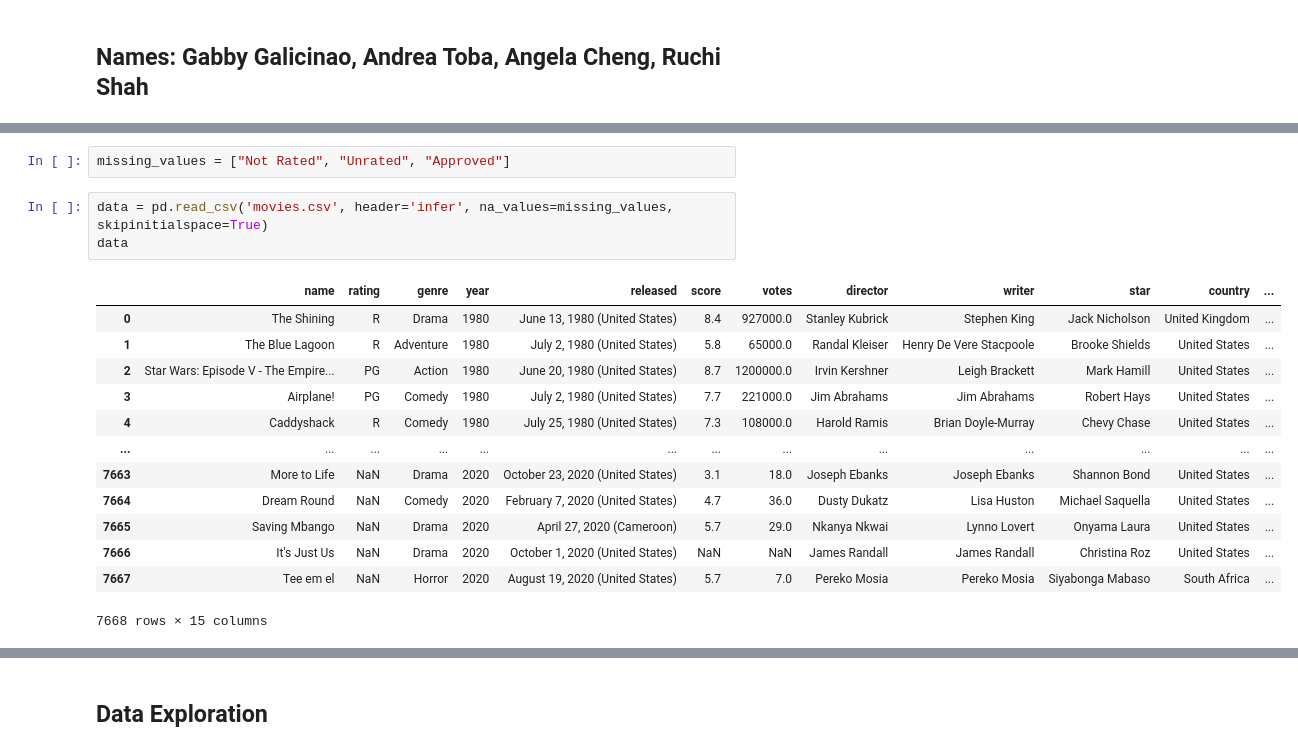
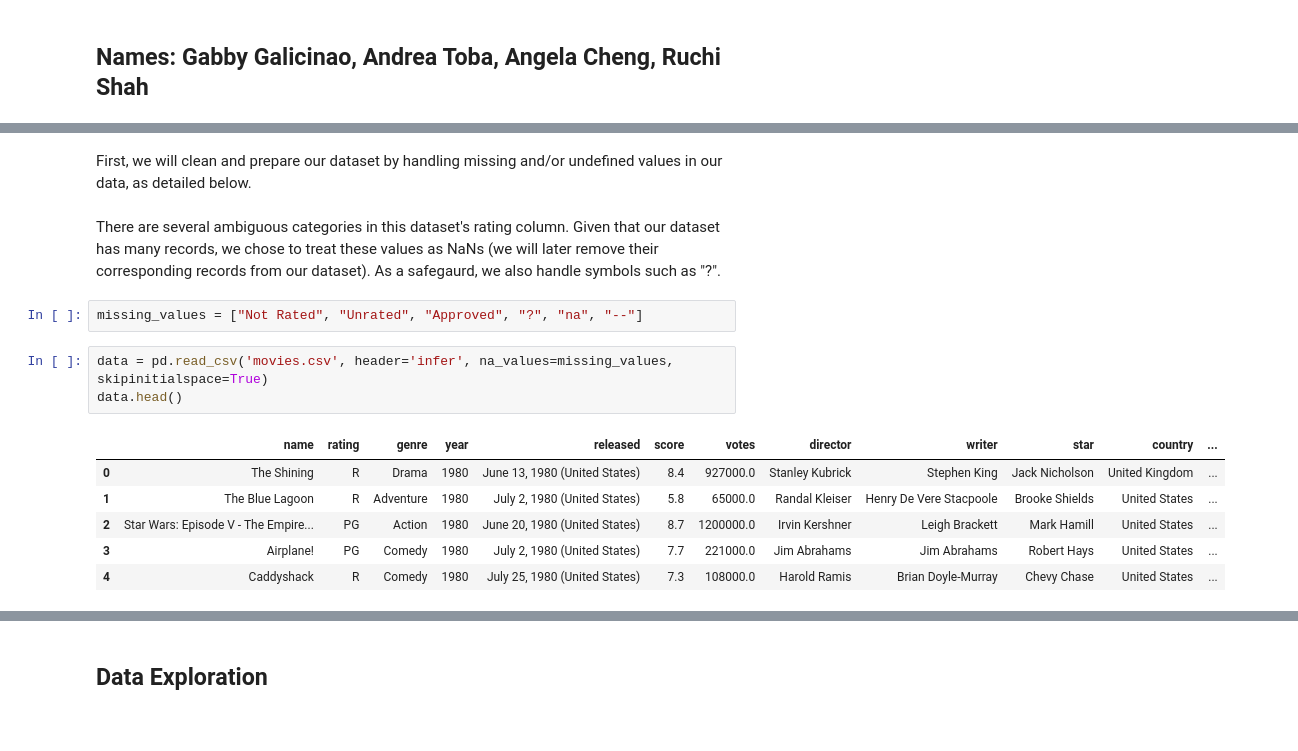
Before and after one commit to ggalicin/cs363m_project, a Jupyter notebook: CS_363M_PROJECT.ipynb, the cells around one changed output, grey strips where cells are left out. Drawn from its saved outputs; the diff is of its cells as text; blank space fills up the shorter version.

```diff
--- a/CS_363M_PROJECT.ipynb
+++ b/CS_363M_PROJECT.ipynb
@@ -40,21 +41,18 @@ import sklearn
+# %% [markdown]
+First, we will clean and prepare our dataset by handling missing and/or undefined values in our data, as detailed below.
+# %% [markdown]
+There are several ambiguous categories in this dataset's rating column. Given that our dataset has many records, we chose to treat these values as NaNs (we will later remove their corresponding records from our dataset). As a safegaurd, we also handle symbols such as "?".
 # %%
-missing_values = ["Not Rated", "Unrated", "Approved"]
+missing_values = ["Not Rated", "Unrated", "Approved", "?", "na", "--"]
 # %%
 data = pd.read_csv('movies.csv', header='infer', na_values=missing_values, skipinitialspace=True)
-data
+data.head()
 # %% [output]
 |  | name | rating | genre | year | released | score | votes | director | writer | star | country | ... |
 | 0 | The Shining | R | Drama | 1980 | June 13, 1980 (United States) | 8.4 | 927000.0 | Stanley Kubrick | Stephen King | Jack Nicholson | United Kingdom | ... |
 | 1 | The Blue Lagoon | R | Adventure | 1980 | July 2, 1980 (United States) | 5.8 | 65000.0 | Randal Kleiser | Henry De Vere Stacpoole | Brooke Shields | United States | ... |
 | 2 | Star Wars: Episode V - The Empire... | PG | Action | 1980 | June 20, 1980 (United States) | 8.7 | 1200000.0 | Irvin Kershner | Leigh Brackett | Mark Hamill | United States | ... |
 | 3 | Airplane! | PG | Comedy | 1980 | July 2, 1980 (United States) | 7.7 | 221000.0 | Jim Abrahams | Jim Abrahams | Robert Hays | United States | ... |
 | 4 | Caddyshack | R | Comedy | 1980 | July 25, 1980 (United States) | 7.3 | 108000.0 | Harold Ramis | Brian Doyle-Murray | Chevy Chase | United States | ... |
-| ... | ... | ... | ... | ... | ... | ... | ... | ... | ... | ... | ... | ... |
-| 7663 | More to Life | NaN | Drama | 2020 | October 23, 2020 (United States) | 3.1 | 18.0 | Joseph Ebanks | Joseph Ebanks | Shannon Bond | United States | ... |
-| 7664 | Dream Round | NaN | Comedy | 2020 | February 7, 2020 (United States) | 4.7 | 36.0 | Dusty Dukatz | Lisa Huston | Michael Saquella | United States | ... |
-| 7665 | Saving Mbango | NaN | Drama | 2020 | April 27, 2020 (Cameroon) | 5.7 | 29.0 | Nkanya Nkwai | Lynno Lovert | Onyama Laura | United States | ... |
-| 7666 | It's Just Us | NaN | Drama | 2020 | October 1, 2020 (United States) | NaN | NaN | James Randall | James Randall | Christina Roz | United States | ... |
-| 7667 | Tee em el | NaN | Horror | 2020 | August 19, 2020 (United States) | 5.7 | 7.0 | Pereko Mosia | Pereko Mosia | Siyabonga Mabaso | South Africa | ... |
-7668 rows × 15 columns
 # %%
 print("Total missing values:", data.isnull().sum().sum())
```
Also changed, not shown: parts of 80 cells of this notebook.
